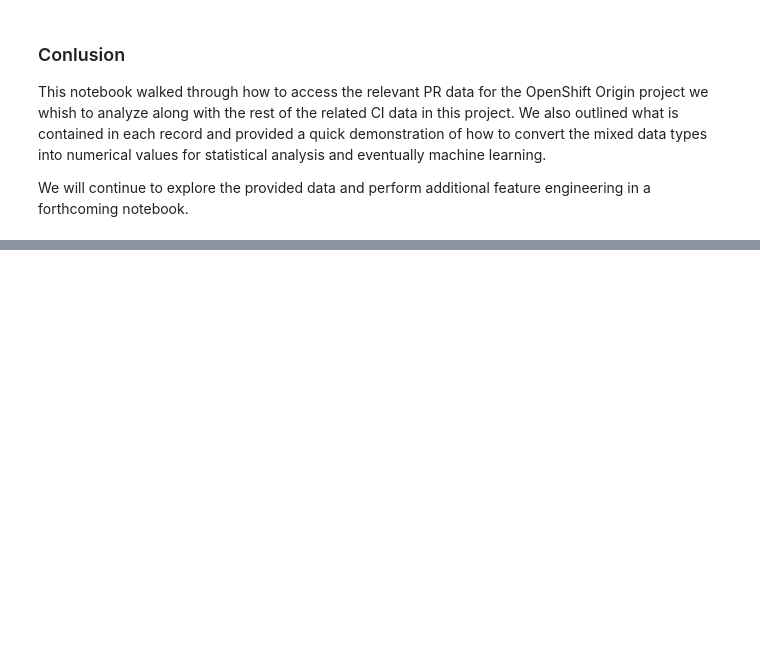
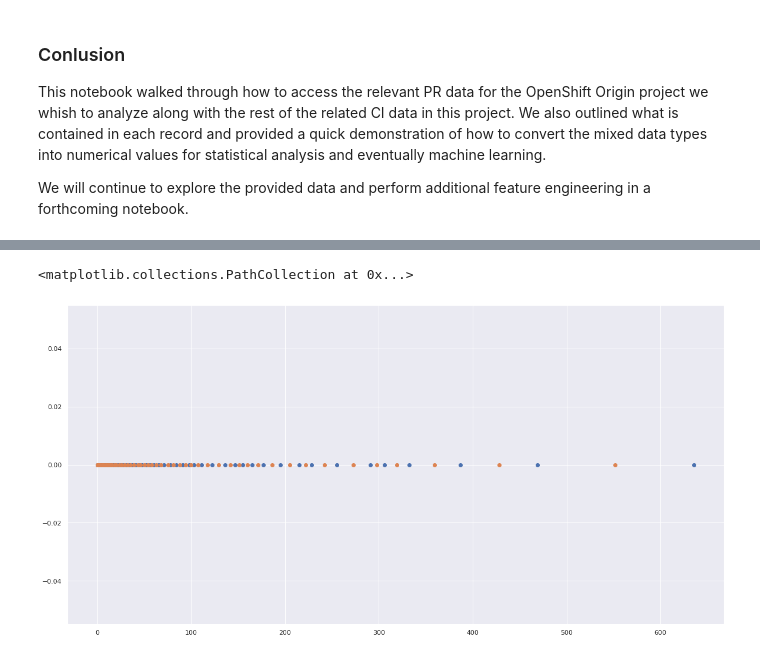
Before and after one commit to chauhankaranraj/ocp-ci-analysis, a Jupyter notebook: notebooks/data-sources/oc-github-repo/github_PR_EDA.ipynb, the cells around one changed output, grey strips where cells are left out. Cells and saved outputs as stored; diff of their text form; code cells hidden in the pictures; blank space fills up the shorter version.

```diff
--- a/notebooks/data-sources/oc-github-repo/github_PR_EDA.ipynb
+++ b/notebooks/data-sources/oc-github-repo/github_PR_EDA.ipynb
@@ -372,0 +389,3 @@ We will continue to explore the provided data and perform additional feature eng
+# %%
+km = KMeans(n_clusters=50)
+km.fit(feature_df.time_to_merge.dropna().values.reshape(-1, 1))
@@ -372,0 +394,7 @@ We will continue to explore the provided data and perform additional feature eng
+# %%
+centers = np.sort(km.cluster_centers_.flatten())
+
+borders = (centers + np.roll(centers, 1)) / 2
+borders[0] = 0
+
+borders
@@ -372,0 +419,14 @@ We will continue to explore the provided data and perform additional feature eng
+# %%
+plt.scatter(
+    x=centers // (3600*24),
+    y=[0 for _ in range(km.n_clusters)]
+
+)
+plt.scatter(
+    x=borders // (3600*24),
+    y=[0 for _ in range(km.n_clusters)]
+
+)
+# %% [output]
+<matplotlib.collections.PathCollection at 0x...>
+[figure, added]
```
Also changed, not shown: parts of 14 cells of this notebook.
